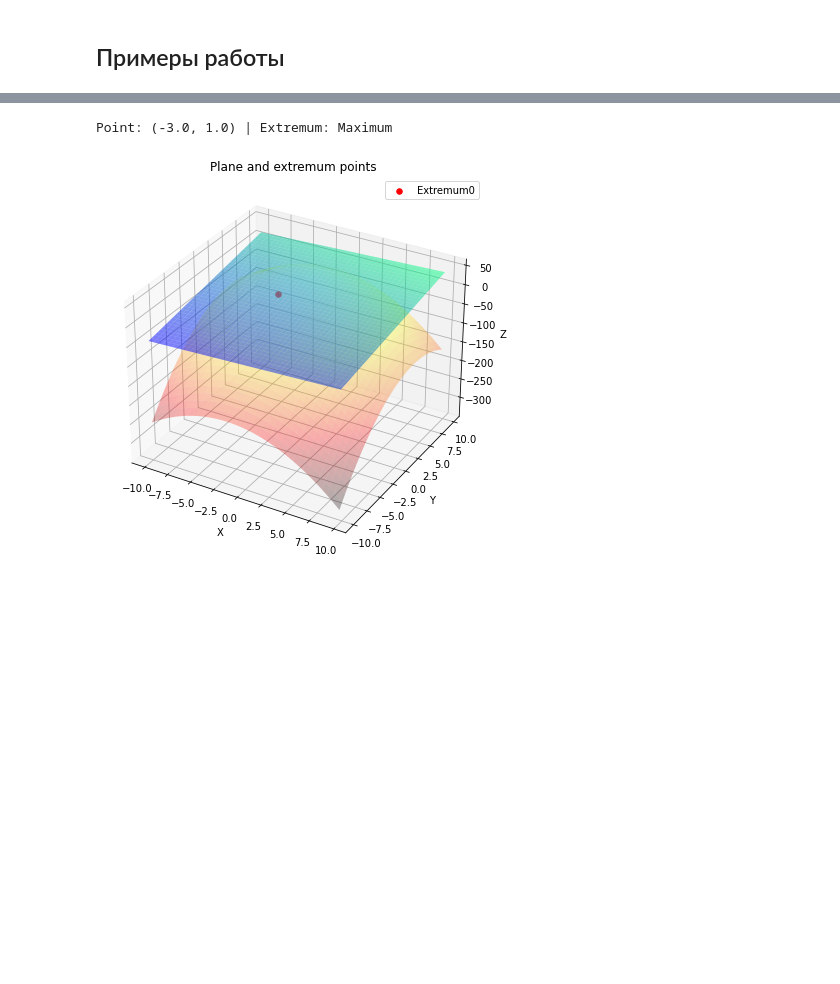
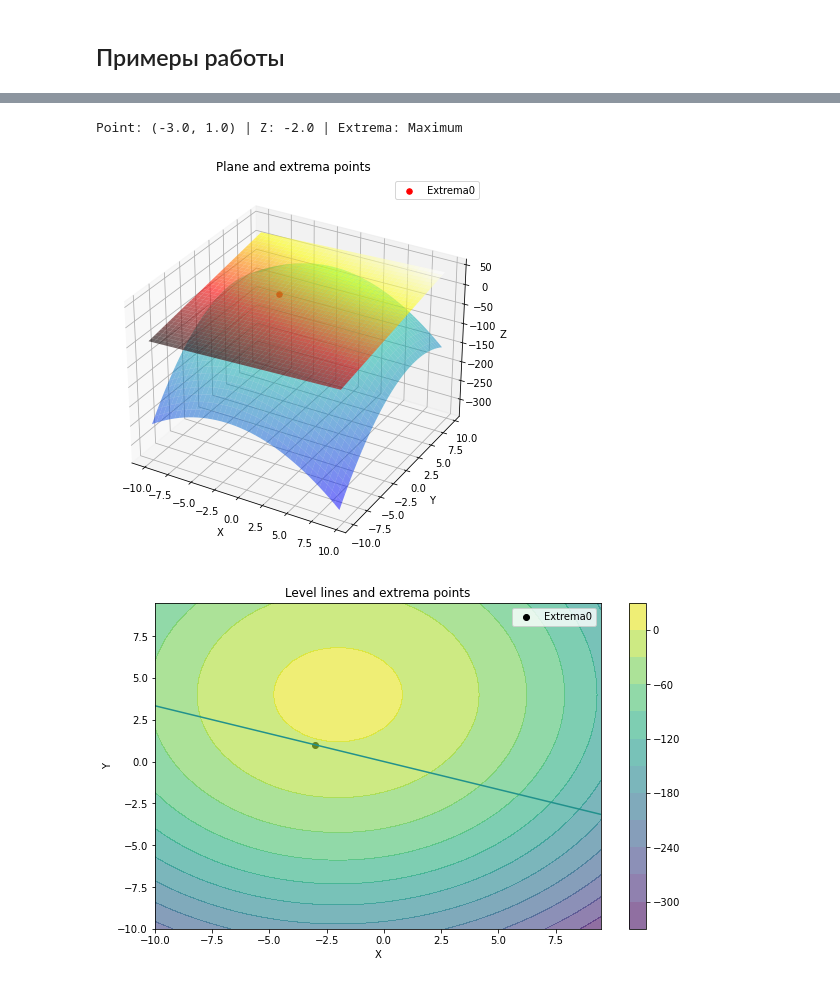
Before and after one commit to M1croZavr/ML_opt, a Jupyter notebook: twovarextremas/User interface notebook.ipynb, the cells around one changed output, grey strips where cells are left out. Drawn from its saved outputs; the diff is of its cells as text; code cells hidden in the pictures; blank space fills up the shorter version.

Commit message:
Added level lines plotting functionality, printing value of fucntion, other little changes

```diff
--- a/twovarextremas/User interface notebook.ipynb
+++ b/twovarextremas/User interface notebook.ipynb
@@ -63,8 +70,9 @@ Point: (3.0, 4.0) | Extremum: Minimum
 # %%
-find_extrema.find_lagrange_2var(['x', 'y'], '8 - (x + 2)**2 -(y - 4)**2', 'x + 3y', plot=True)
+find_extrema.find_lagrange_2var(['x', 'y'], '8 - (x + 2)**2 -(y - 4)**2', 'x + 3y', plot=True, plot_ll=True)
 # %% [output]
-Point: (-3.0, 1.0) | Extremum: Maximum
+Point: (-3.0, 1.0) | Z: -2.0 | Extrema: Maximum
-[figure, old version]
+[figure, new version]
+[figure, added]
 # %%
 find_extrema.find_local_2var(['x', 'y'], 'x**3 - y**2 + x - 3x', plot=True)
 # %% [output]
```
Also changed, not shown: parts of 4 cells of this notebook, 2 other files.
